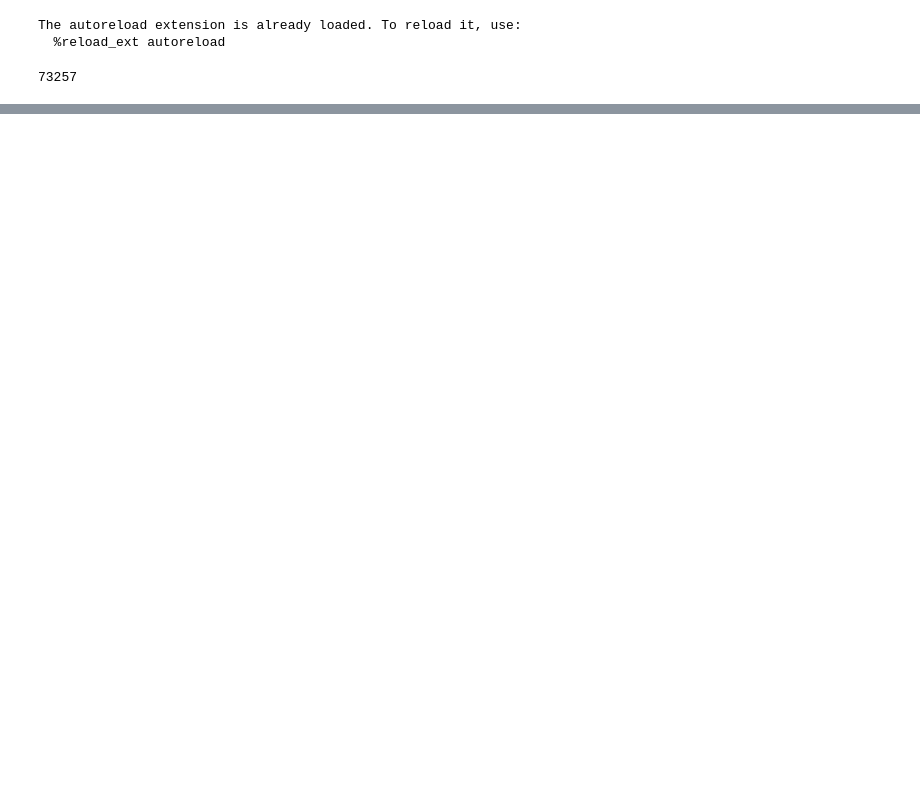
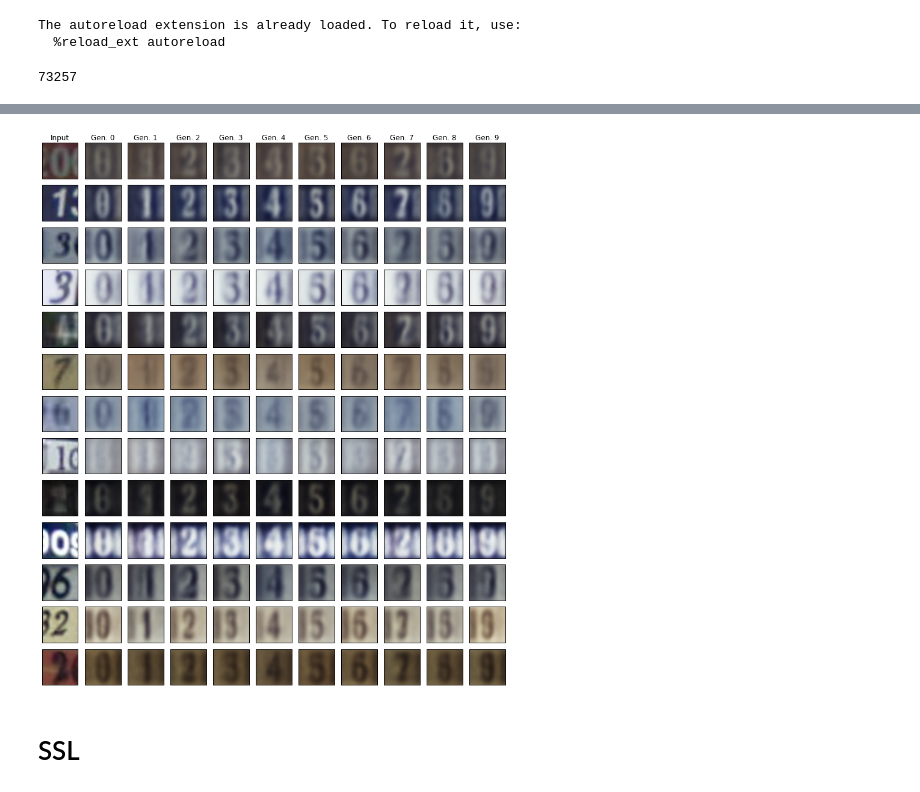
Before and after one commit to Jianbo-Lab/deep-learning-project, a Jupyter notebook: notebook/SVHN.ipynb, the cells around one changed output, grey strips where cells are left out. Drawn from its saved outputs; the diff is of its cells as text; code cells hidden in the pictures; blank space fills up the shorter version.

```diff
--- a/notebook/SVHN.ipynb
+++ b/notebook/SVHN.ipynb
@@ -138,3 +144,46 @@ plt.show()
+# %%
+testx = svhn_test.images[xrange(100)]
+testy = svhn_test.labels[xrange(100)]
+mu, log_sigma2 = sess.run([model.z_mean, model.z_log_sigma2],
+                         feed_dict = {model.x: testx, model.y: testy})
+
+generated_images = np.zeros((10, 100, 32*32*3))
+for j in xrange(10):
+    info = np.repeat(np.identity(10)[j,].reshape(1,-1), 100, axis=0) # hack for repeating label j
+    generated_images[j,:,:] = sess.run(model.x_mean,
+                                      feed_dict = {model.eps : np.random.randn(100, 100),
+                                                  model.y: info,
+                                                  model.z_mean: mu,
+                                                  model.z_log_sigma2: log_sigma2})
+# %%
+#subset = xrange(20)
+subset = [0,1,2,3,10,13,14,15, 19, 21,23,24,25]
+testx_subset = testx[subset]
+generated_images_subset = generated_images[:, subset, :]
+
+plt.figure(figsize=(11,len(subset)))
+#plt.figure(figsize=(len(subset),11))
+for i in xrange(len(subset)):
+    plt.subplot(len(subset), 11, 11*i+1)
+    plt.imshow(testx_subset[i].reshape(32,32,3), cmap='gray_r')
+    if i == 0:
+        plt.title('Input')
+    plt.xticks([])
+    plt.yticks([])
+    for j in xrange(10):
+        plt.subplot(len(subset),11, 11*i+j+2)
+        plt.imshow(generated_images_subset[j,i,:].reshape(32,32,3), cmap='gray_r')
+        if i == 0:
+            plt.title('Gen. {}'.format(j))
+        plt.xticks([])
+        plt.yticks([])
+plt.tight_layout()
+#plt.savefig('images/svhn_cvaegan_fc_style')
+plt.show()
+# %% [output]
+[figure, added]
+# %% [markdown]
+#  SSL
 # %%
 tf.reset_default_graph()
 # %%
```
Also changed, not shown: parts of 29 cells of this notebook, 20 other files.
